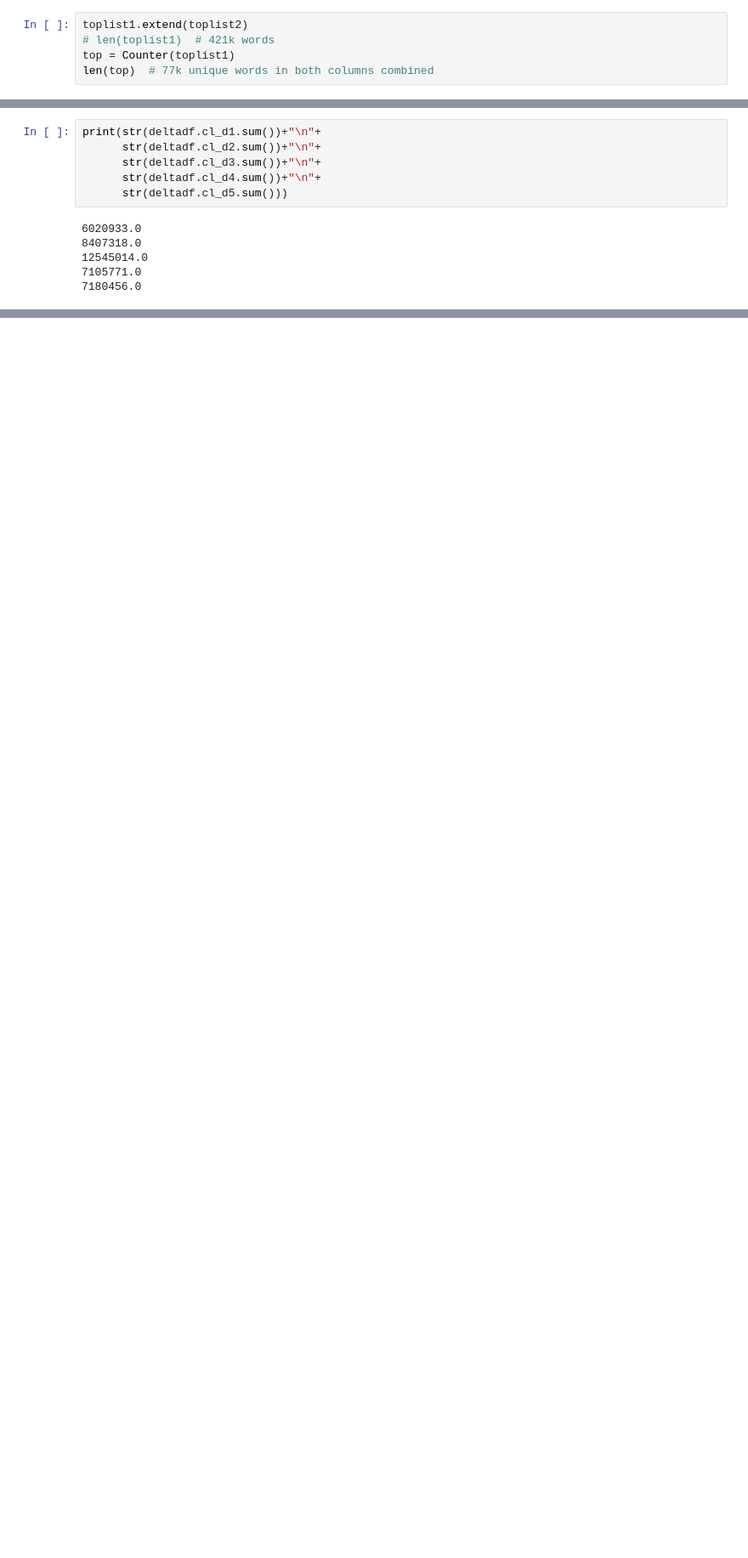
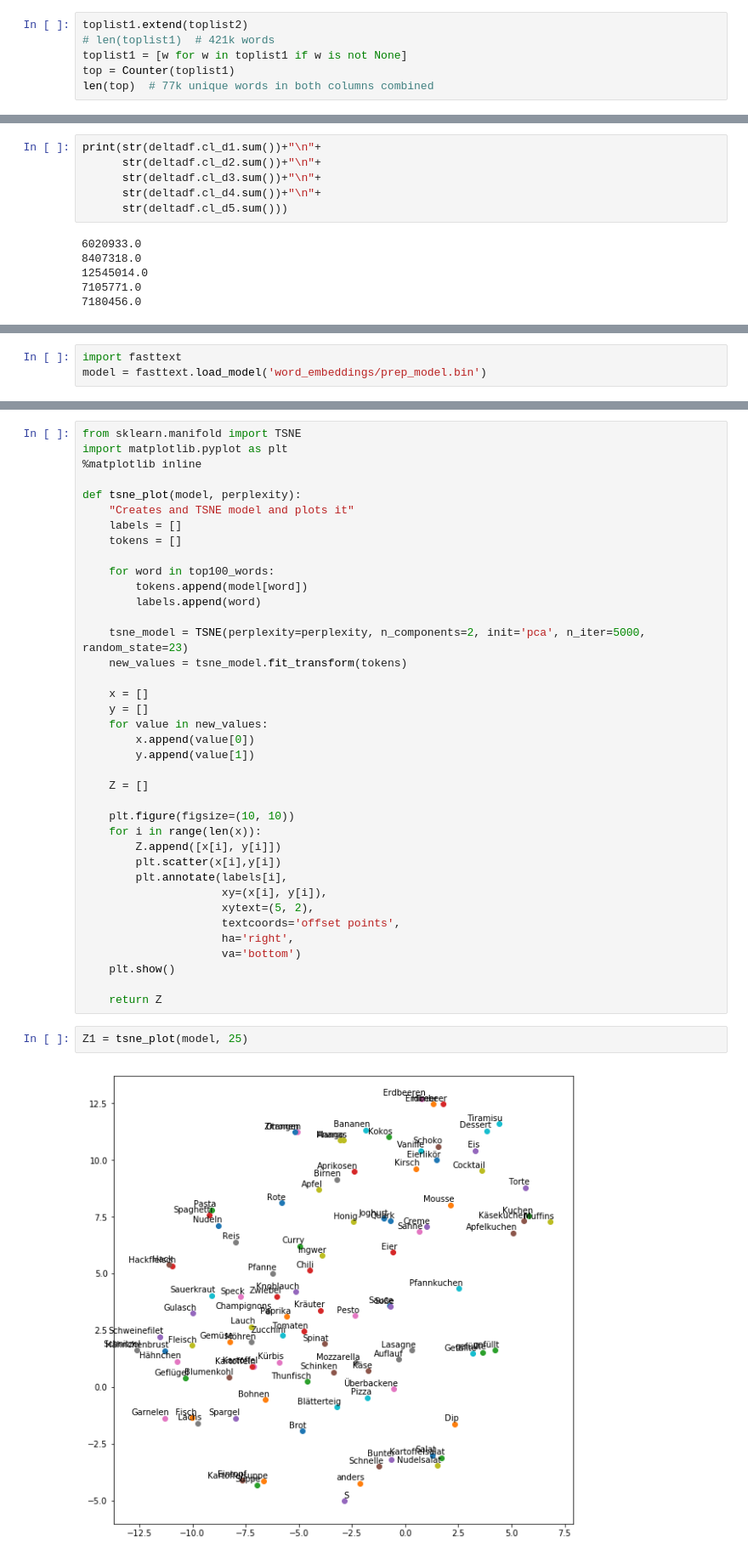
Before and after one commit to tbuz/RecipeScraper, a Jupyter notebook: Detailed_Analysis_Kochbar.ipynb, the cells around one changed output, grey strips where cells are left out. Shown at 85% size. Cells and saved outputs as stored; diff of their text form; blank space fills up the shorter version.

```diff
--- a/Detailed_Analysis_Kochbar.ipynb
+++ b/Detailed_Analysis_Kochbar.ipynb
@@ -1482,6 +1463,7 @@ Name: top2, dtype: object
 # %%
 toplist1.extend(toplist2)
 # len(toplist1)  # 421k words
+toplist1 = [w for w in toplist1 if w is not None]
 top = Counter(toplist1)
 len(top)  # 77k unique words in both columns combined
 # %% [output]
@@ -2026,0 +2033,3 @@ One feature that is suited very well for t-SNE is the word vector that we have c
+# %%
+import fasttext
+model = fasttext.load_model('word_embeddings/prep_model.bin')
@@ -2026,0 +2056,42 @@ One feature that is suited very well for t-SNE is the word vector that we have c
+# %%
+from sklearn.manifold import TSNE
+import matplotlib.pyplot as plt
+%matplotlib inline
+
+def tsne_plot(model, perplexity):
+    "Creates and TSNE model and plots it"
+    labels = []
+    tokens = []
+
+    for word in top100_words:
+        tokens.append(model[word])
+        labels.append(word)
+
+    tsne_model = TSNE(perplexity=perplexity, n_components=2, init='pca', n_iter=5000, random_state=23)
+    new_values = tsne_model.fit_transform(tokens)
+
+    x = []
+    y = []
+    for value in new_values:
+        x.append(value[0])
+        y.append(value[1])
+
+    Z = []
+
+    plt.figure(figsize=(10, 10))
+    for i in range(len(x)):
+        Z.append([x[i], y[i]])
+        plt.scatter(x[i],y[i])
+        plt.annotate(labels[i],
+                     xy=(x[i], y[i]),
+                     xytext=(5, 2),
+                     textcoords='offset points',
+                     ha='right',
+                     va='bottom')
+    plt.show()
+
+    return Z
+# %%
+Z1 = tsne_plot(model, 25)
+# %% [output]
+[figure, added]
```
Also changed, not shown: parts of 38 cells of this notebook, 7 other files.
